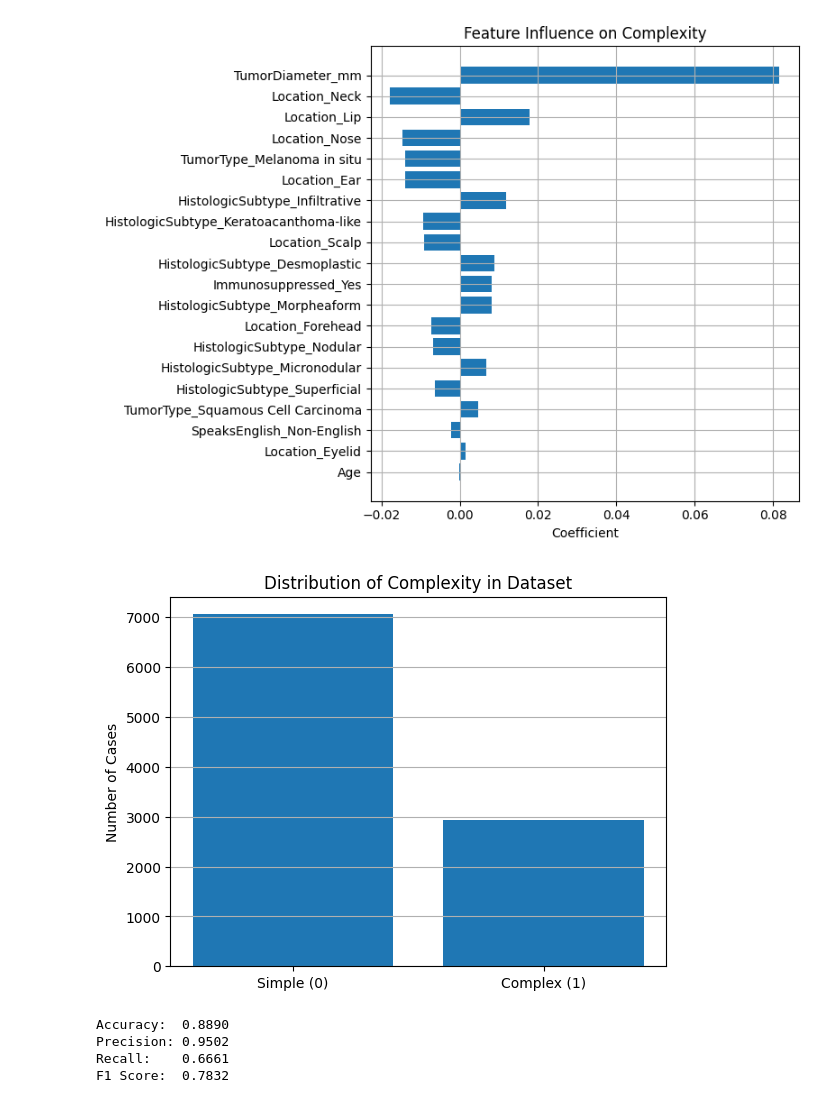
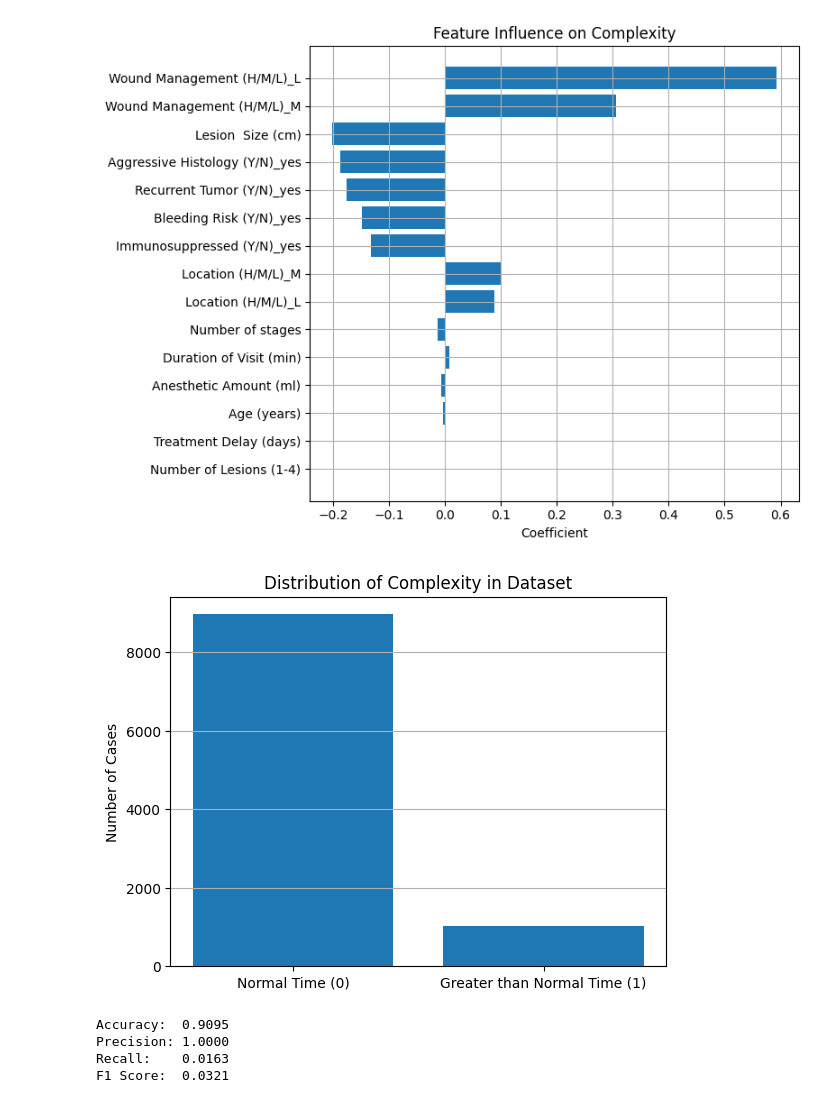
Before and after one commit to rheyoampoyo/UVA-mohs-surgery, a Jupyter notebook: linear_regression.ipynb, the cells around one changed output. Cells and saved outputs as stored; diff of their text form; code cells hidden in the pictures.

Commit message:
updated deep learning and linear reg models to use our new mock data

```diff
--- a/linear_regression.ipynb
+++ b/linear_regression.ipynb
@@ -8,15 +8,15 @@ from sklearn.linear_model import LinearRegression
 from sklearn.model_selection import train_test_split
 from sklearn.metrics import mean_squared_error, r2_score
 
-patients_df = pd.read_csv('Prod//mohs_patients_10000.csv')
-patients_df.drop(columns=['PatientID'], inplace=True)
+patients_df = pd.read_excel('Prod//Mohs Scheduling Mock Data 062925.xlsx')
+patients_df.drop(columns=['lesion_id'], inplace=True)
 # %%
-inputs = patients_df.drop(columns=['Complexity'])
-output = patients_df['Complexity']
+inputs = patients_df.drop(columns=['Greater Average Time (Y/N)'])
+output = patients_df['Greater Average Time (Y/N)']
 
-output = patients_df['Complexity'].map({
-    'Simple': 0,
-    'Complex': 1
+output = patients_df['Greater Average Time (Y/N)'].map({
+    'no': 0,
+    'yes': 1
 })
 
 inputs = pd.get_dummies(inputs, drop_first=True)
@@ -67,20 +67,20 @@ plt.grid(True)
 plt.tight_layout()
 plt.show()
 # %% [output]
-[figure, old version]
+[figure, new version]
 # %%
 import matplotlib.pyplot as plt
 
 
 class_counts = output.value_counts().sort_index()
 
-plt.bar(['Simple (0)', 'Complex (1)'], class_counts)
+plt.bar(['Normal Time (0)', 'Greater than Normal Time (1)'], class_counts)
 plt.ylabel("Number of Cases")
 plt.title("Distribution of Complexity in Dataset")
 plt.grid(True, axis='y')
 plt.show()
 # %% [output]
-[figure, old version]
+[figure, new version]
 # %%
 from sklearn.metrics import accuracy_score, precision_score, recall_score, f1_score
 
@@ -96,7 +96,7 @@ print(f"Precision: {precision:.4f}")
 print(f"Recall:    {recall:.4f}")
 print(f"F1 Score:  {f1:.4f}")
 # %% [output]
-Accuracy:  0.8890
-Precision: 0.9502
-Recall:    0.6661
-F1 Score:  0.7832
+Accuracy:  0.9095
+Precision: 1.0000
+Recall:    0.0163
+F1 Score:  0.0321
```
Also changed, not shown: parts of 2 cells of this notebook, 1 other file.
